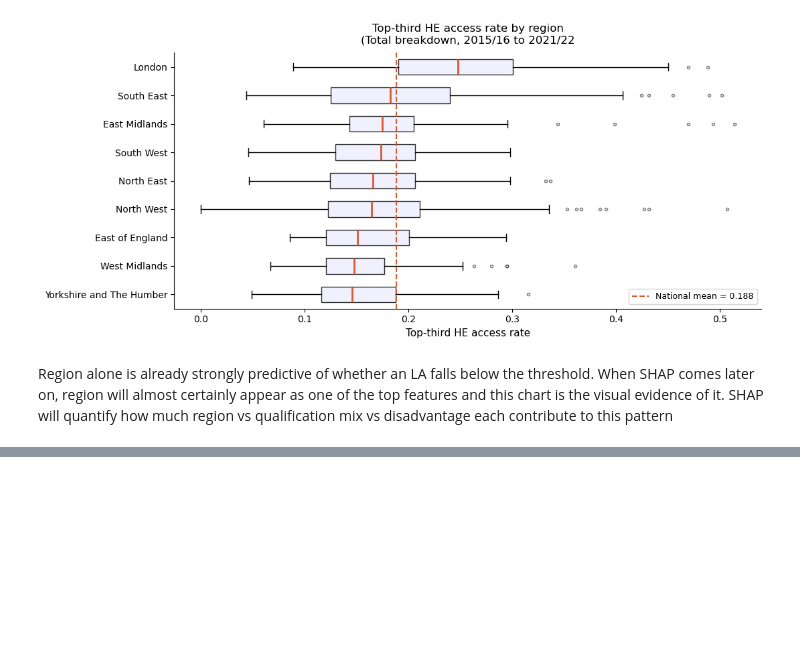
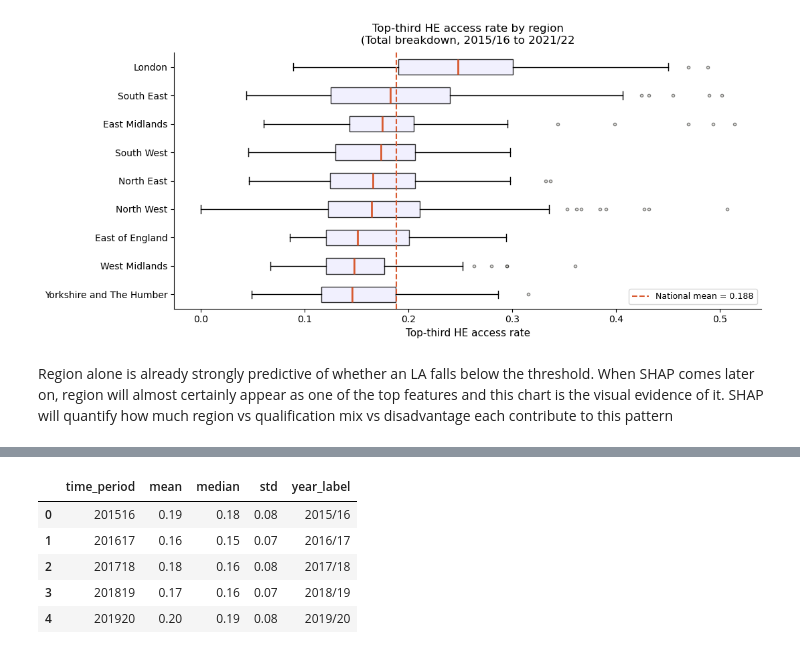
Before and after one commit to jamshaid2610/he-access-classifier, a Jupyter notebook: notebooks/01_data_understanding.ipynb, the cells around one changed output, grey strips where cells are left out. Saved outputs shown, nothing was run; the diff lists cells and outputs as text; code cells hidden in the pictures; blank space fills up the shorter version.

```diff
--- a/notebooks/01_data_understanding.ipynb
+++ b/notebooks/01_data_understanding.ipynb
@@ -701,0 +710,22 @@ Region alone is already strongly predictive of whether an LA falls below the thr
+# %%
+#Mapping integers as time codes
+year_label_map = {
+    201516: '2015/16',
+    201617: '2016/17',
+    201718: '2017/18',
+    201819: '2018/19',
+    201920: '2019/20',
+    202021: '2020/21',
+    202122: '2021/22'
+}
+
+trend['year_label'] = trend['time_period'].map(year_label_map)
+
+trend.head()
+# %% [output]
+|  | time_period | mean | median | std | year_label |
+| 0 | 201516 | 0.19 | 0.18 | 0.08 | 2015/16 |
+| 1 | 201617 | 0.16 | 0.15 | 0.07 | 2016/17 |
+| 2 | 201718 | 0.18 | 0.16 | 0.08 | 2017/18 |
+| 3 | 201819 | 0.17 | 0.16 | 0.07 | 2018/19 |
+| 4 | 201920 | 0.20 | 0.19 | 0.08 | 2019/20 |
```
Also changed, not shown: parts of 11 cells of this notebook, 2 other files.
